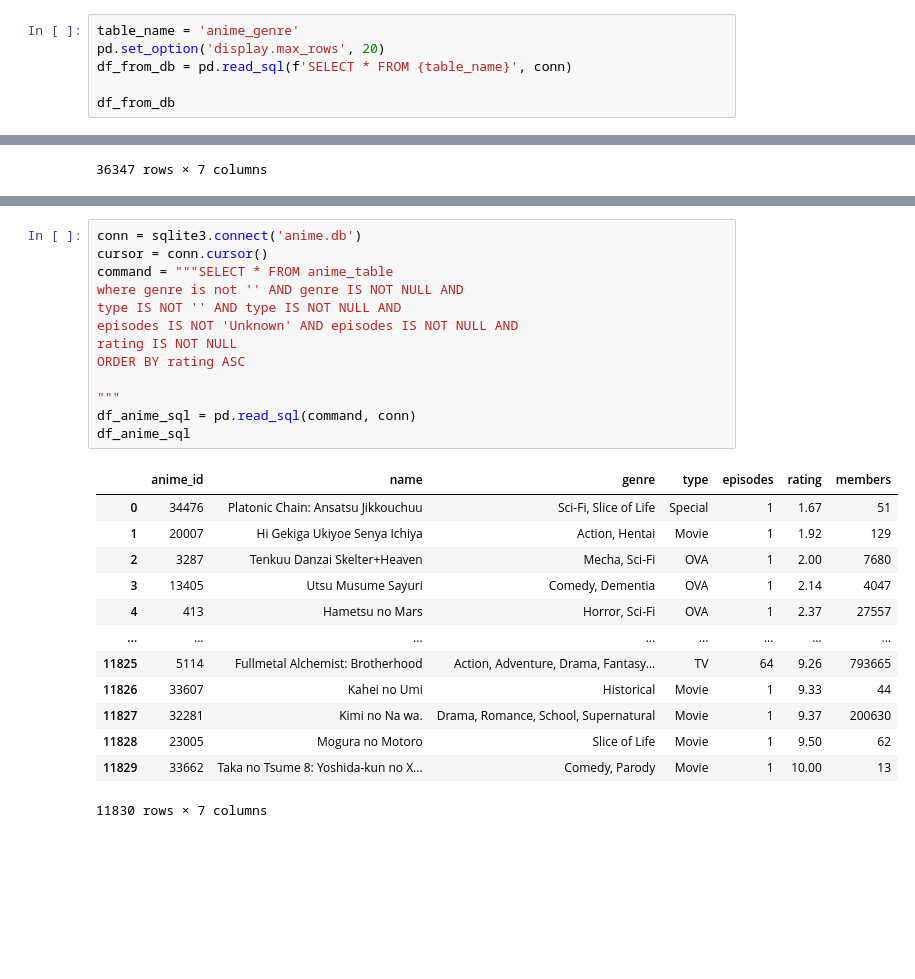
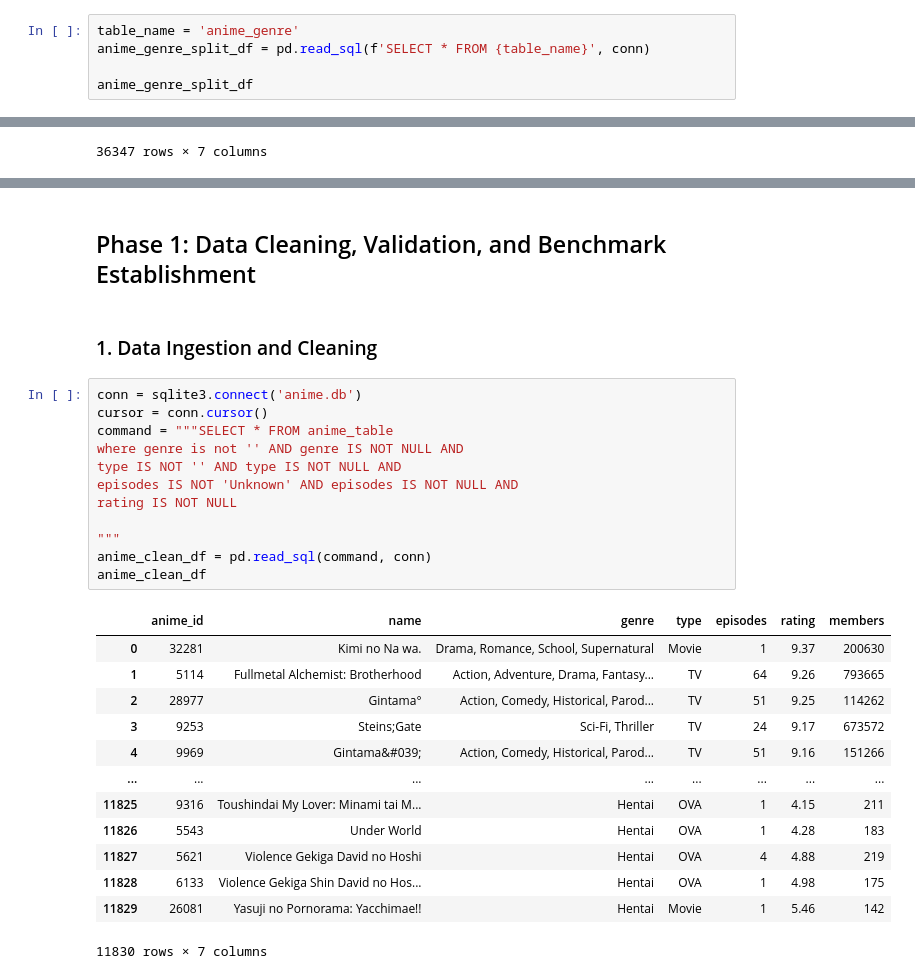
Before and after one commit to jansen03/msds2026_dmw1, a Jupyter notebook: Lab1.ipynb, the cells around one changed output, grey strips where cells are left out. Cells and saved outputs as stored; diff of their text form; blank space fills up the shorter version.

Commit message:
Phase 1 update

```diff
--- a/Lab1.ipynb
+++ b/Lab1.ipynb
@@ -211,9 +194,8 @@ Connection re-established to anime.db
 # %%
 table_name = 'anime_genre'
-pd.set_option('display.max_rows', 20)
-df_from_db = pd.read_sql(f'SELECT * FROM {table_name}', conn)
+anime_genre_split_df = pd.read_sql(f'SELECT * FROM {table_name}', conn)
 
-df_from_db
+anime_genre_split_df
 # %% [output]
 |  | anime_id | name | genre | type | episodes | rating | members |
 | 0 | 32281 | Kimi no Na wa. | Drama | Movie | 1 | 9.37 | 200630 |
@@ -263,29 +213,32 @@ df_filtered
+# %% [markdown]
+## Phase 1: Data Cleaning, Validation, and Benchmark Establishment
+# %% [markdown]
+### 1. Data Ingestion and Cleaning
 # %%
 conn = sqlite3.connect('anime.db')
 cursor = conn.cursor()
 command = """SELECT * FROM anime_table
 where genre is not '' AND genre IS NOT NULL AND
 type IS NOT '' AND type IS NOT NULL AND
 episodes IS NOT 'Unknown' AND episodes IS NOT NULL AND
 rating IS NOT NULL
-ORDER BY rating ASC
 
 """
-df_anime_sql = pd.read_sql(command, conn)
-df_anime_sql
+anime_clean_df = pd.read_sql(command, conn)
+anime_clean_df
 # %% [output]
 |  | anime_id | name | genre | type | episodes | rating | members |
-| 0 | 34476 | Platonic Chain: Ansatsu Jikkouchuu | Sci-Fi, Slice of Life | Special | 1 | 1.67 | 51 |
-| 1 | 20007 | Hi Gekiga Ukiyoe Senya Ichiya | Action, Hentai | Movie | 1 | 1.92 | 129 |
-| 2 | 3287 | Tenkuu Danzai Skelter+Heaven | Mecha, Sci-Fi | OVA | 1 | 2.00 | 7680 |
-| 3 | 13405 | Utsu Musume Sayuri | Comedy, Dementia | OVA | 1 | 2.14 | 4047 |
-| 4 | 413 | Hametsu no Mars | Horror, Sci-Fi | OVA | 1 | 2.37 | 27557 |
+| 0 | 32281 | Kimi no Na wa. | Drama, Romance, School, Supernatural | Movie | 1 | 9.37 | 200630 |
+| 1 | 5114 | Fullmetal Alchemist: Brotherhood | Action, Adventure, Drama, Fantasy... | TV | 64 | 9.26 | 793665 |
+| 2 | 28977 | Gintama° | Action, Comedy, Historical, Parod... | TV | 51 | 9.25 | 114262 |
+| 3 | 9253 | Steins;Gate | Sci-Fi, Thriller | TV | 24 | 9.17 | 673572 |
+| 4 | 9969 | Gintama&#039; | Action, Comedy, Historical, Parod... | TV | 51 | 9.16 | 151266 |
 | ... | ... | ... | ... | ... | ... | ... | ... |
-| 11825 | 5114 | Fullmetal Alchemist: Brotherhood | Action, Adventure, Drama, Fantasy... | TV | 64 | 9.26 | 793665 |
-| 11826 | 33607 | Kahei no Umi | Historical | Movie | 1 | 9.33 | 44 |
-| 11827 | 32281 | Kimi no Na wa. | Drama, Romance, School, Supernatural | Movie | 1 | 9.37 | 200630 |
-| 11828 | 23005 | Mogura no Motoro | Slice of Life | Movie | 1 | 9.50 | 62 |
-| 11829 | 33662 | Taka no Tsume 8: Yoshida-kun no X... | Comedy, Parody | Movie | 1 | 10.00 | 13 |
+| 11825 | 9316 | Toushindai My Lover: Minami tai M... | Hentai | OVA | 1 | 4.15 | 211 |
+| 11826 | 5543 | Under World | Hentai | OVA | 1 | 4.28 | 183 |
+| 11827 | 5621 | Violence Gekiga David no Hoshi | Hentai | OVA | 4 | 4.88 | 219 |
+| 11828 | 6133 | Violence Gekiga Shin David no Hos... | Hentai | OVA | 1 | 4.98 | 175 |
+| 11829 | 26081 | Yasuji no Pornorama: Yacchimae!! | Hentai | Movie | 1 | 5.46 | 142 |
 11830 rows × 7 columns
 # %%
 cursor = conn.cursor()
```
Also changed, not shown: parts of 25 cells of this notebook, 1 other file.
